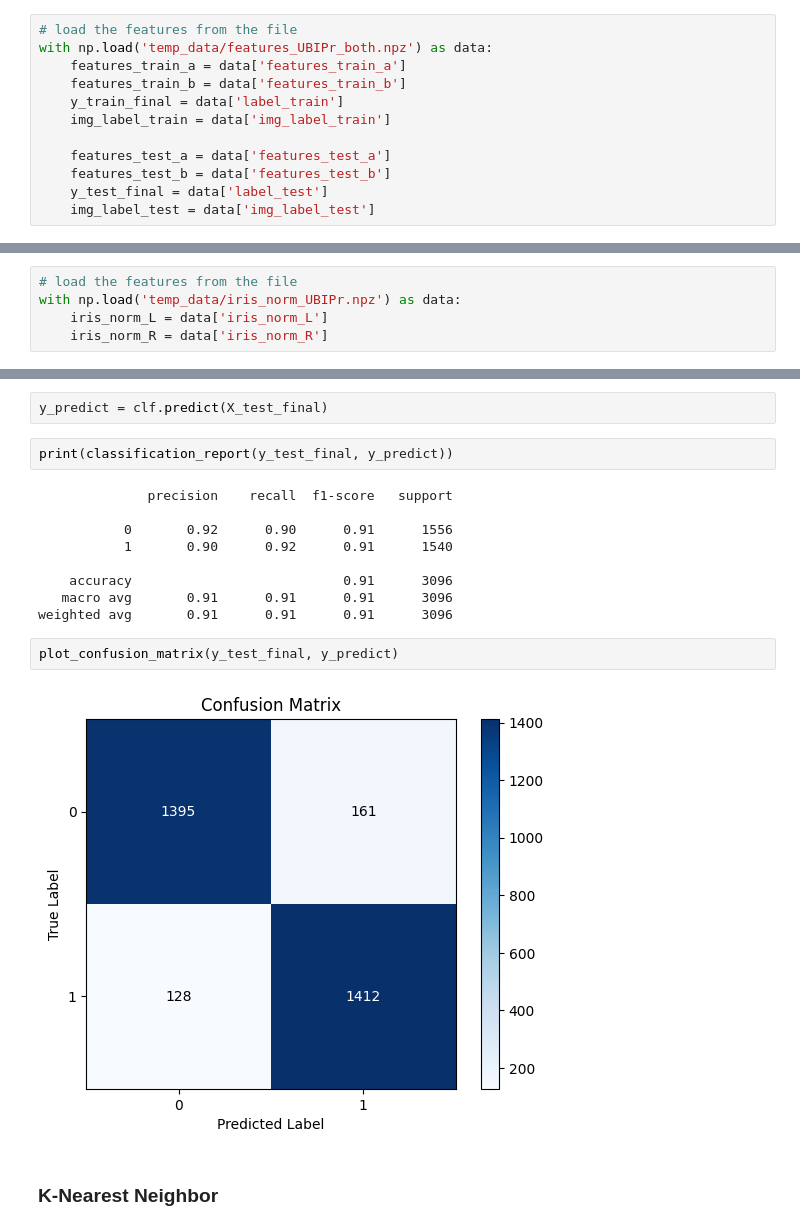
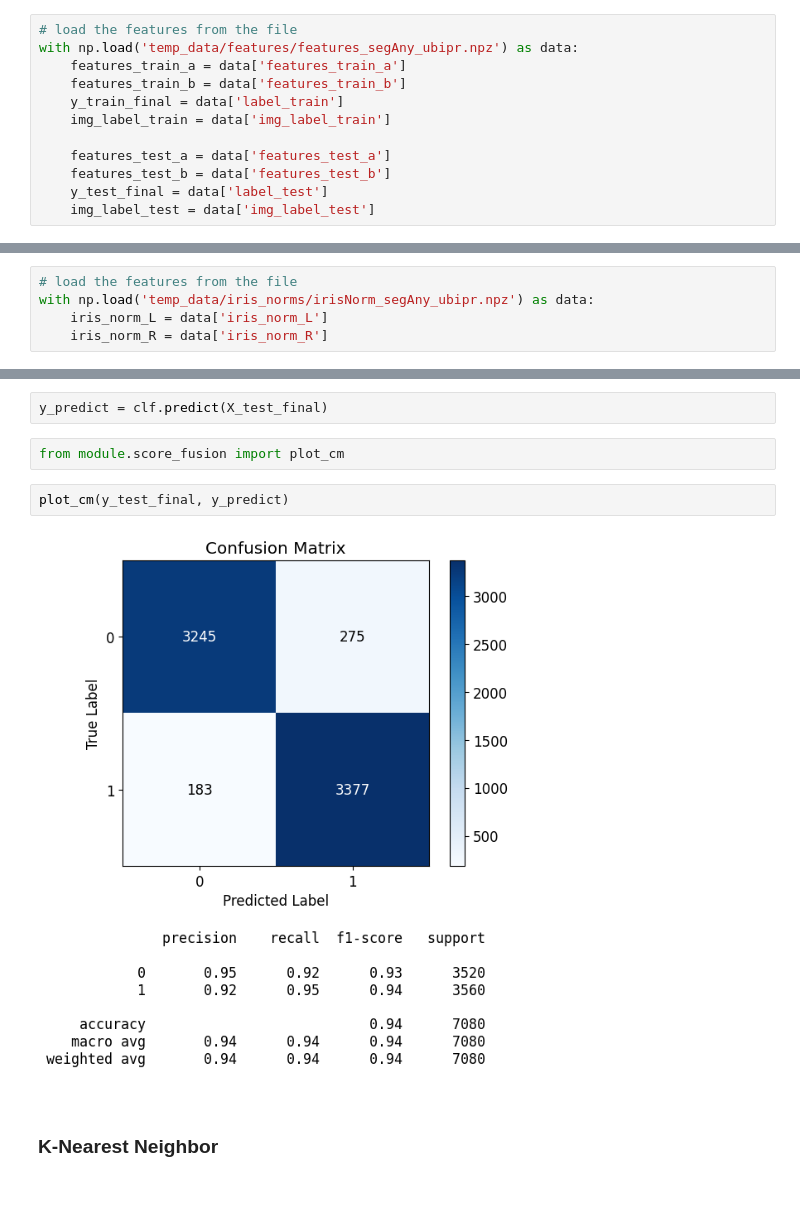
Before and after one commit to JimHok/Source_Code, a Jupyter notebook: main/peri_cnn_new.ipynb, the cells around one changed output, grey strips where cells are left out. Drawn from its saved outputs; the diff is of its cells as text; blank space fills up the shorter version.

```diff
--- a/main/peri_cnn_new.ipynb
+++ b/main/peri_cnn_new.ipynb
@@ -102,7 +135,7 @@ with tf.device('/cpu:0'):
 #          img_label_test=label_test_pair)
 # %%
 # load the features from the file
-with np.load('temp_data/features_UBIPr_both.npz') as data:
+with np.load('temp_data/features/features_segAny_ubipr.npz') as data:
     features_train_a = data['features_train_a']
     features_train_b = data['features_train_b']
     y_train_final = data['label_train']
@@ -124,7 +157,7 @@ from module.iris_scores import *
 # iris_norm_R = np.load('temp_data/iris_norm_R_all.npy')
 # %%
 # load the features from the file
-with np.load('temp_data/iris_norm_UBIPr.npz') as data:
+with np.load('temp_data/iris_norms/irisNorm_segAny_ubipr.npz') as data:
     iris_norm_L = data['iris_norm_L']
     iris_norm_R = data['iris_norm_R']
 # %%
@@ -258,21 +309,12 @@ Recall: [0.97244048 0.97244048 0.97261905 0.97119048 0.96428571]
 #### Performance evaluation
 # %%
 y_predict = clf.predict(X_test_final)
+# %%
+from module.score_fusion import plot_cm
 # %%
-print(classification_report(y_test_final, y_predict))
+plot_cm(y_test_final, y_predict)
 # %% [output]
-              precision    recall  f1-score   support
-
-           0       0.92      0.90      0.91      1556
-           1       0.90      0.92      0.91      1540
-
-    accuracy                           0.91      3096
-   macro avg       0.91      0.91      0.91      3096
-weighted avg       0.91      0.91      0.91      3096
+[figure, added]
-# %%
-plot_confusion_matrix(y_test_final, y_predict)
-# %% [output]
-[figure, removed]
 # %% [markdown]
 ### K-Nearest Neighbor
 # %%
```
Also changed, not shown: parts of 36 cells of this notebook, 8 other files.
